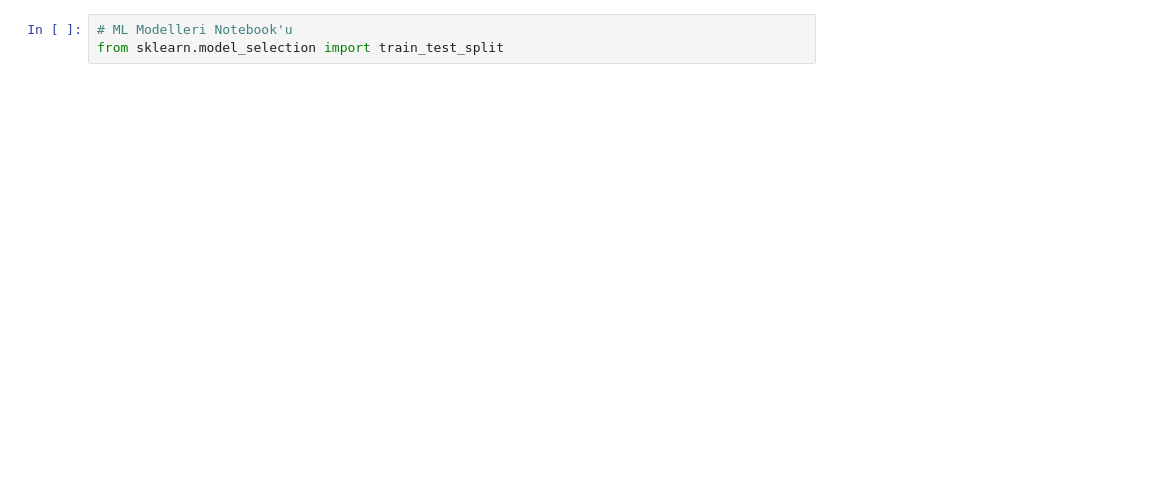
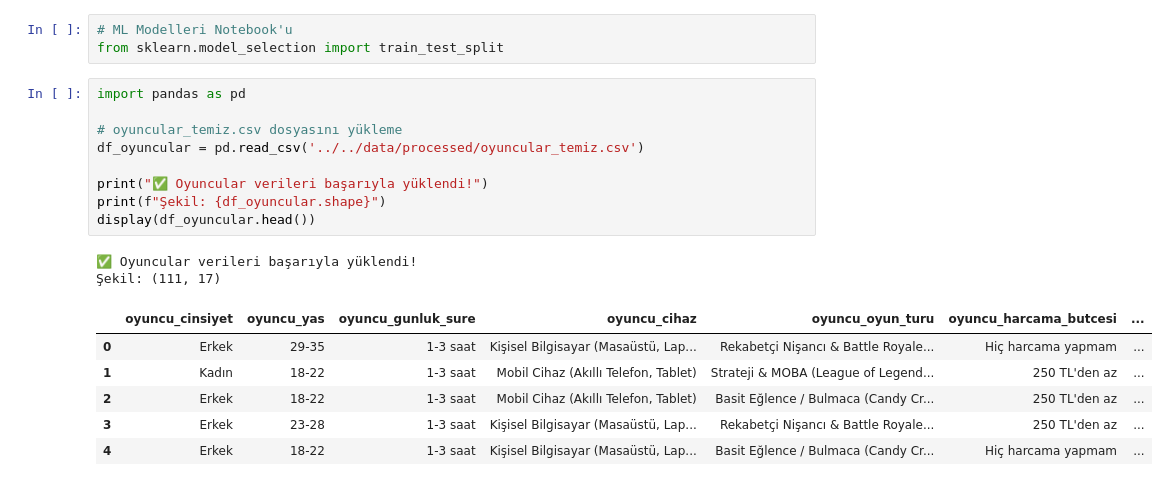
Before and after one commit to betultgumus/ybs-makine-ogrenmesi, a Jupyter notebook: ANIVIA/game-regulation-analytics/notebooks/survey/03_survey_ml_models.ipynb, the cells around one changed output. Cells and saved outputs as stored; diff of their text form; blank space fills up the shorter version.

```diff
--- a/ANIVIA/game-regulation-analytics/notebooks/survey/03_survey_ml_models.ipynb
+++ b/ANIVIA/game-regulation-analytics/notebooks/survey/03_survey_ml_models.ipynb
@@ -1,4 +1,22 @@
 # %%
 # ML Modelleri Notebook'u
 from sklearn.model_selection import train_test_split
+# %%
+import pandas as pd
+
+# oyuncular_temiz.csv dosyasını yükleme
+df_oyuncular = pd.read_csv('../../data/processed/oyuncular_temiz.csv')
+
+print("✅ Oyuncular verileri başarıyla yüklendi!")
+print(f"Şekil: {df_oyuncular.shape}")
+display(df_oyuncular.head())
+# %% [output]
+✅ Oyuncular verileri başarıyla yüklendi!
+Şekil: (111, 17)
+|  | oyuncu_cinsiyet | oyuncu_yas | oyuncu_gunluk_sure | oyuncu_cihaz | oyuncu_oyun_turu | oyuncu_harcama_butcesi | ... |
+| 0 | Erkek | 29-35 | 1-3 saat | Kişisel Bilgisayar (Masaüstü, Lap... | Rekabetçi Nişancı & Battle Royale... | Hiç harcama yapmam | ... |
+| 1 | Kadın | 18-22 | 1-3 saat | Mobil Cihaz (Akıllı Telefon, Tablet) | Strateji & MOBA (League of Legend... | 250 TL'den az | ... |
+| 2 | Erkek | 18-22 | 1-3 saat | Mobil Cihaz (Akıllı Telefon, Tablet) | Basit Eğlence / Bulmaca (Candy Cr... | 250 TL'den az | ... |
+| 3 | Erkek | 23-28 | 1-3 saat | Kişisel Bilgisayar (Masaüstü, Lap... | Rekabetçi Nişancı & Battle Royale... | 250 TL'den az | ... |
+| 4 | Erkek | 18-22 | 1-3 saat | Kişisel Bilgisayar (Masaüstü, Lap... | Basit Eğlence / Bulmaca (Candy Cr... | Hiç harcama yapmam | ... |
 # %%
```
Also changed, not shown: parts of 11 cells of this notebook, 3 other files.
